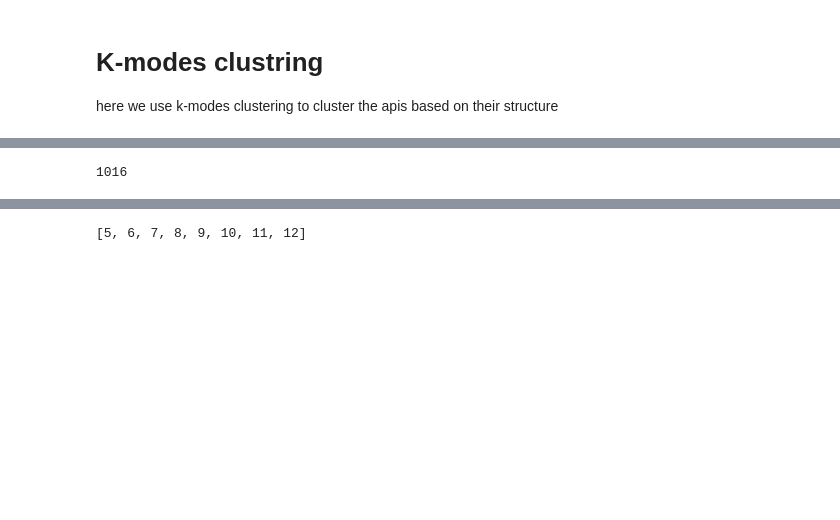
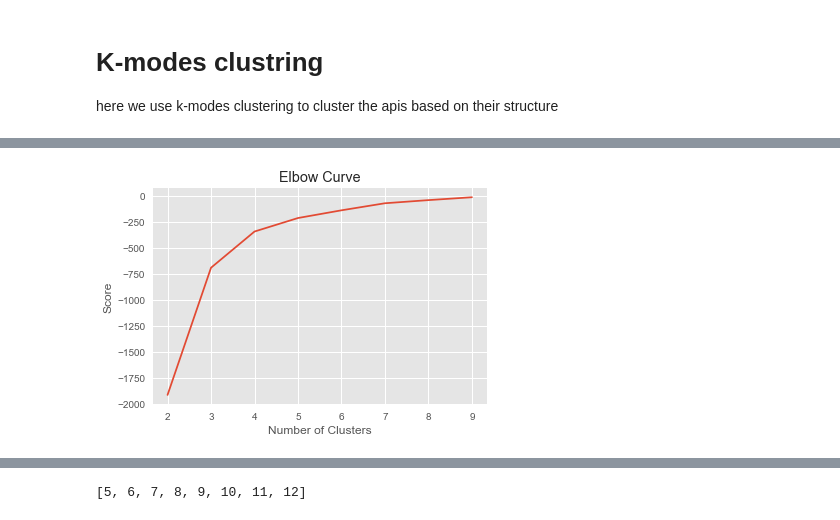
Before and after one commit to pmanlukas/thesisdata, a Jupyter notebook: clustering.ipynb, the cells around one changed output, grey strips where cells are left out. Cells and saved outputs as stored; diff of their text form; code cells hidden in the pictures; blank space fills up the shorter version.

```diff
--- a/clustering.ipynb
+++ b/clustering.ipynb
@@ -100,6 +100,7 @@ countkeys = ['implemented fields', 'missing fields']
 # %%
 
 clusterdf = onehotdf[spec_key_complete]
+clustersmall = onehotdf[countkeys]
 # %%
 clusterdf.head()
 # %% [output]
@@ -141,8 +151,31 @@ Init: initializing clusters
 # %%
 %matplotlib inline
+import seaborn as sns; sns.set()  # for plot styling
+import numpy as np
 import matplotlib.pyplot as plt
-import seaborn as sns; sns.set()  # for plot styling
+from matplotlib import style
+style.use("ggplot")
+from sklearn.cluster import KMeans
-# %%
-len(clusters)
-# %% [output]
-1016
+# %%
+Nc = range(2, 10)
+dat = clustersmall
+
+kmeans = [KMeans(n_clusters=i) for i in Nc]
+
+kmeans
+
+score = [kmeans[i].fit(dat).score(dat) for i in range(len(kmeans))]
+
+score
+
+plt.plot(Nc,score)
+
+plt.xlabel('Number of Clusters')
+
+plt.ylabel('Score')
+
+plt.title('Elbow Curve')
+
+plt.show()
+# %% [output]
+[figure, added]
```
Also changed, not shown: parts of 18 cells of this notebook, 13 other files.
